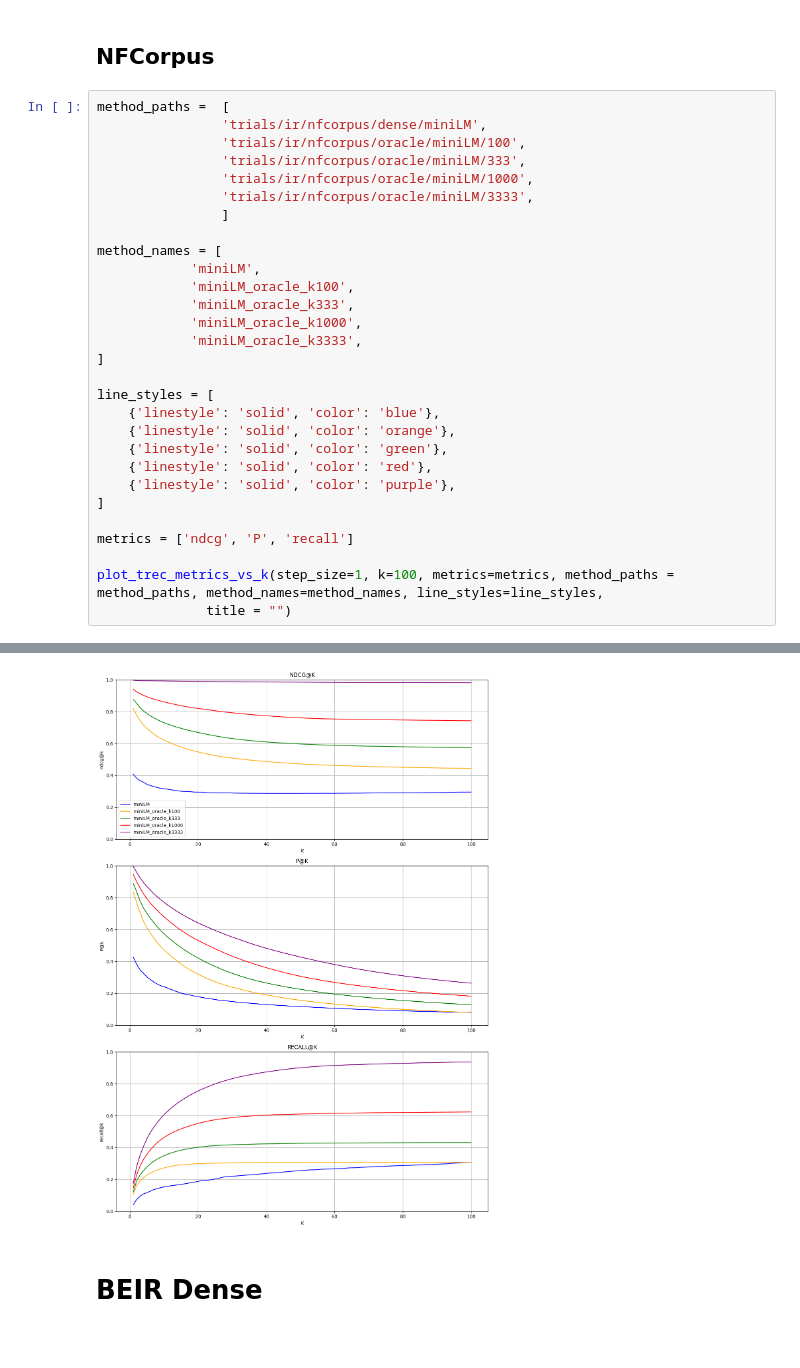
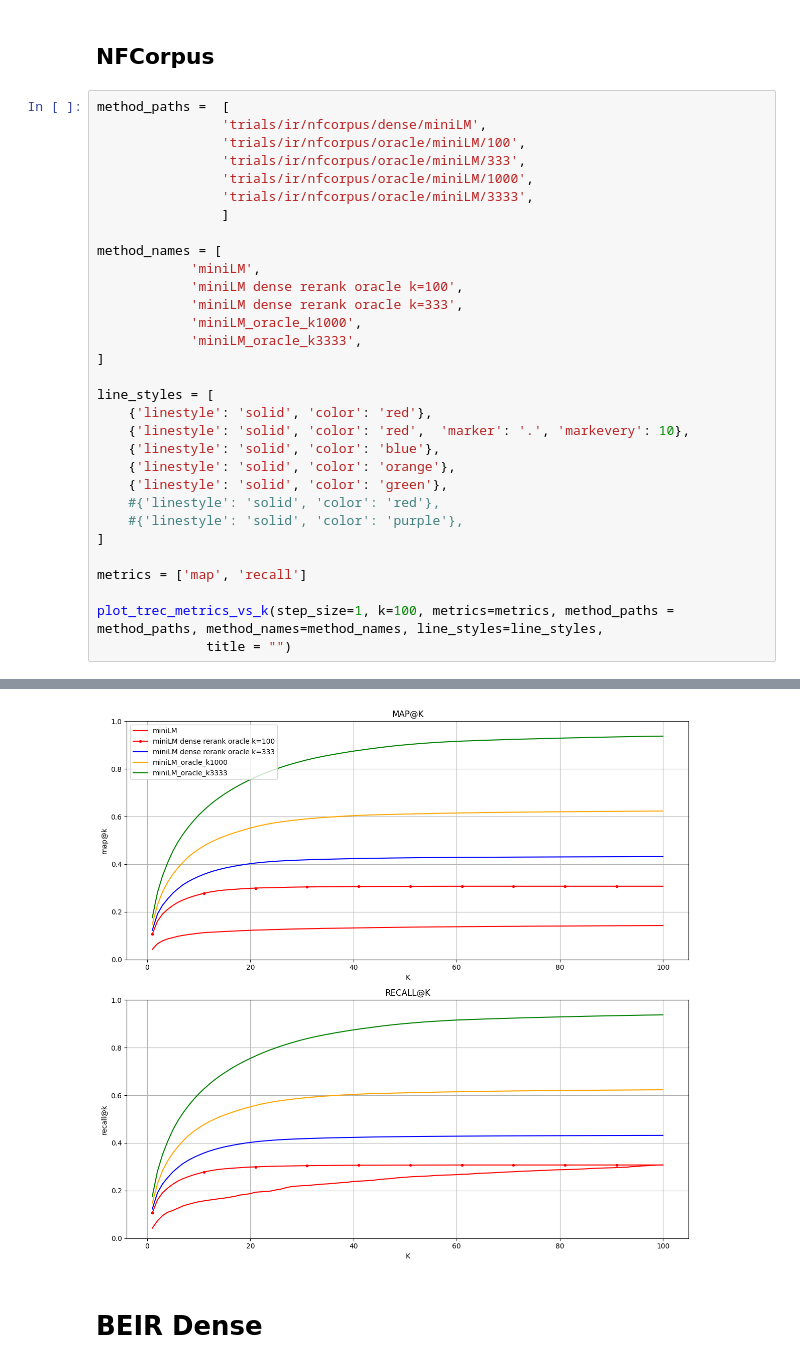
Before and after one commit to D3Mlab/nl-pe, a Jupyter notebook: notebooks/plots/trec.ipynb, the cells around one changed output, grey strips where cells are left out. Cells and saved outputs as stored; diff of their text form.

```diff
--- a/notebooks/plots/trec.ipynb
+++ b/notebooks/plots/trec.ipynb
@@ -280,38 +281,40 @@ First row: [{'P_1': 0.42724458204334365, 'P_2': 0.38235294117647056, 'P_3': 0.34
 # %%
 method_paths =  [
                 'trials/ir/nfcorpus/dense/miniLM',
                 'trials/ir/nfcorpus/oracle/miniLM/100',
                 'trials/ir/nfcorpus/oracle/miniLM/333',
                 'trials/ir/nfcorpus/oracle/miniLM/1000',
                 'trials/ir/nfcorpus/oracle/miniLM/3333',
                 ]
 
 method_names = [
             'miniLM',
-            'miniLM_oracle_k100',
-            'miniLM_oracle_k333',
+            'miniLM dense rerank oracle k=100',
+            'miniLM dense rerank oracle k=333',
             'miniLM_oracle_k1000',
             'miniLM_oracle_k3333',
 ]
 
 line_styles = [
+    {'linestyle': 'solid', 'color': 'red'},
+    {'linestyle': 'solid', 'color': 'red',  'marker': '.', 'markevery': 10},
     {'linestyle': 'solid', 'color': 'blue'},
     {'linestyle': 'solid', 'color': 'orange'},
     {'linestyle': 'solid', 'color': 'green'},
-    {'linestyle': 'solid', 'color': 'red'},
-    {'linestyle': 'solid', 'color': 'purple'},
+    #{'linestyle': 'solid', 'color': 'red'},
+    #{'linestyle': 'solid', 'color': 'purple'},
 ]
 
-metrics = ['ndcg', 'P', 'recall']
+metrics = ['map', 'recall']
 
 plot_trec_metrics_vs_k(step_size=1, k=100, metrics=metrics, method_paths = method_paths, method_names=method_names, line_styles=line_styles,
               title = "")
 # %% [output]
 Loading data...
 Columns: ['P_1', 'P_2', 'P_3', 'P_4', 'P_5', 'P_6', 'P_7', 'P_8', 'P_9', 'P_10', 'P_11', 'P_12', 'P_13', 'P_14', 'P_15', 'P_16', 'P_17', 'P_18', 'P_19', 'P_20', 'P_21', 'P_22', 'P_23', 'P_24', 'P_25', ...
 Shape: (5, 4001)
 First row: [{'P_1': 0.42724458204334365, 'P_2': 0.38235294117647056, 'P_3': 0.347781217750258, 'P_4': 0.32507739938080493, 'P_5': 0.30278637770897837, 'P_6': 0.28689370485036114, 'P_7': 0.271118973905 ...
-[figure, old version]
+[figure, new version]
 # %% [markdown]
 # BEIR Dense
 # %% [markdown]
```
Also changed, not shown: parts of 2 cells of this notebook, 2 other files.
